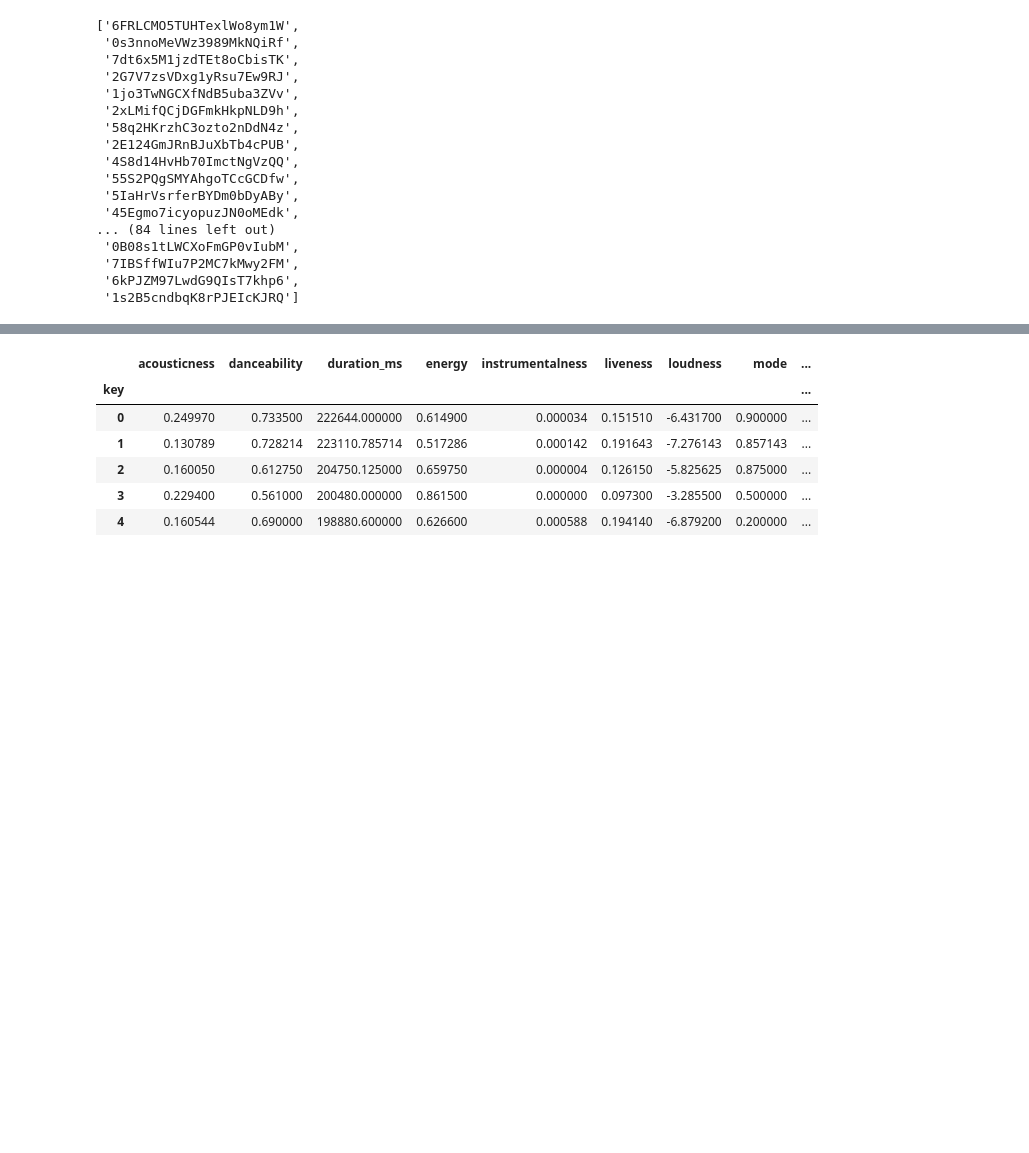
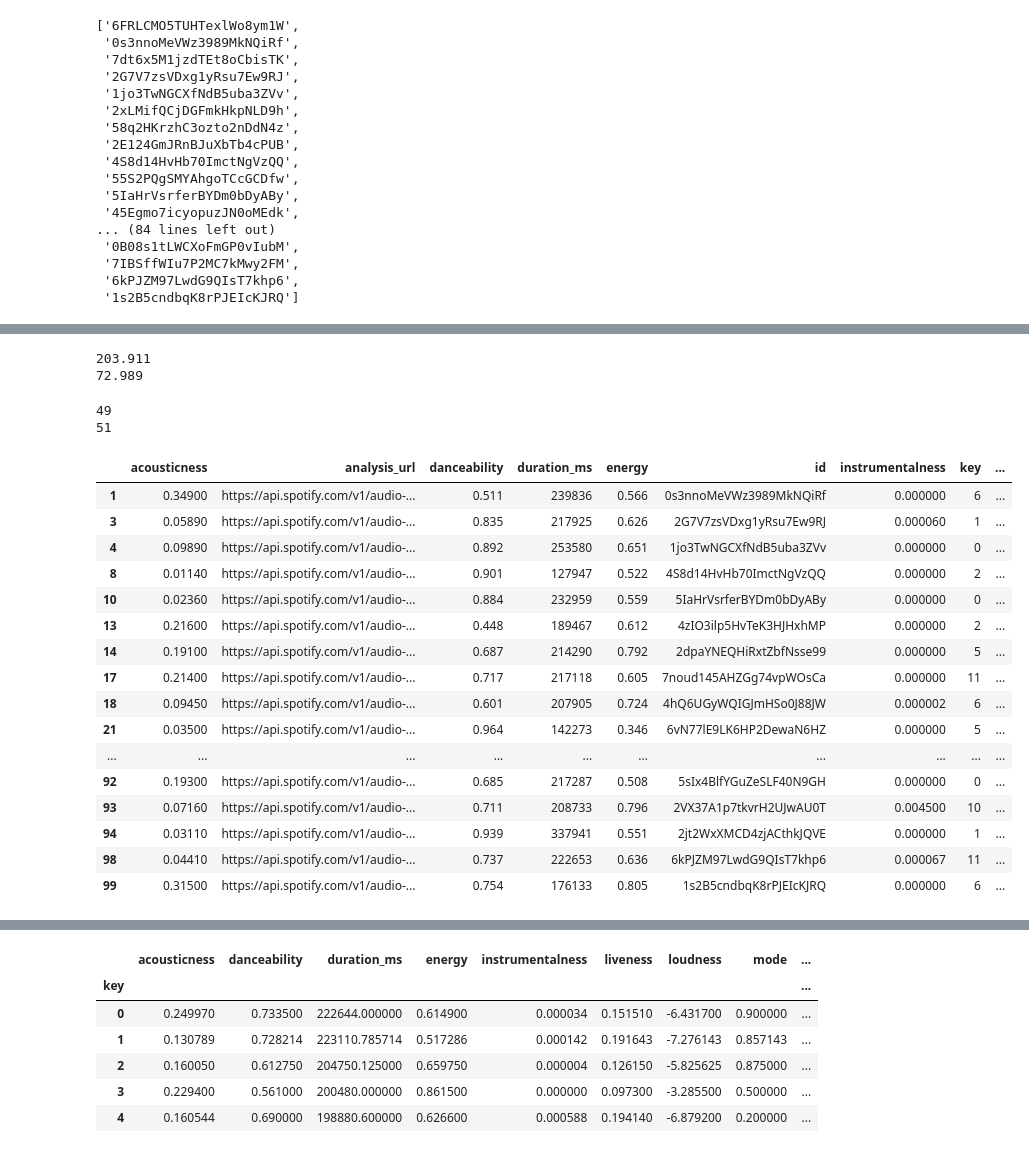
Before and after one commit to Ajstanley89/Know-Your-Music, a Jupyter notebook: Project One Alex.ipynb, the cells around one changed output, grey strips where cells are left out. Drawn from its saved outputs; the diff is of its cells as text; code cells hidden in the pictures; blank space fills up the shorter version.

```diff
--- a/Project One Alex.ipynb
+++ b/Project One Alex.ipynb
@@ -337,0 +311,34 @@ test_df.head(20)
+# %%
+slow_df = hot_df[hot_df['tempo']<= 120]
+fast_df = hot_df[hot_df['tempo']> 120]
+
+print(max(hot_df['tempo']))
+print(min(hot_df['tempo']))
+# %% [output]
+203.911
+72.989
+# %%
+print(len(slow_df))
+print(len(fast_df))
+
+slow_df.head(100)
+# %% [output]
+49
+51
+|  | acousticness | analysis_url | danceability | duration_ms | energy | id | instrumentalness | key | ... |
+| 1 | 0.34900 | https://api.spotify.com/v1/audio-... | 0.511 | 239836 | 0.566 | 0s3nnoMeVWz3989MkNQiRf | 0.000000 | 6 | ... |
+| 3 | 0.05890 | https://api.spotify.com/v1/audio-... | 0.835 | 217925 | 0.626 | 2G7V7zsVDxg1yRsu7Ew9RJ | 0.000060 | 1 | ... |
+| 4 | 0.09890 | https://api.spotify.com/v1/audio-... | 0.892 | 253580 | 0.651 | 1jo3TwNGCXfNdB5uba3ZVv | 0.000000 | 0 | ... |
+| 8 | 0.01140 | https://api.spotify.com/v1/audio-... | 0.901 | 127947 | 0.522 | 4S8d14HvHb70ImctNgVzQQ | 0.000000 | 2 | ... |
+| 10 | 0.02360 | https://api.spotify.com/v1/audio-... | 0.884 | 232959 | 0.559 | 5IaHrVsrferBYDm0bDyABy | 0.000000 | 0 | ... |
+| 13 | 0.21600 | https://api.spotify.com/v1/audio-... | 0.448 | 189467 | 0.612 | 4zIO3ilp5HvTeK3HJHxhMP | 0.000000 | 2 | ... |
+| 14 | 0.19100 | https://api.spotify.com/v1/audio-... | 0.687 | 214290 | 0.792 | 2dpaYNEQHiRxtZbfNsse99 | 0.000000 | 5 | ... |
+| 17 | 0.21400 | https://api.spotify.com/v1/audio-... | 0.717 | 217118 | 0.605 | 7noud145AHZGg74vpWOsCa | 0.000000 | 11 | ... |
+| 18 | 0.09450 | https://api.spotify.com/v1/audio-... | 0.601 | 207905 | 0.724 | 4hQ6UGyWQIGJmHSo0J88JW | 0.000002 | 6 | ... |
+| 21 | 0.03500 | https://api.spotify.com/v1/audio-... | 0.964 | 142273 | 0.346 | 6vN77lE9LK6HP2DewaN6HZ | 0.000000 | 5 | ... |
+| ... | ... | ... | ... | ... | ... | ... | ... | ... | ... |
+| 92 | 0.19300 | https://api.spotify.com/v1/audio-... | 0.685 | 217287 | 0.508 | 5sIx4BlfYGuZeSLF40N9GH | 0.000000 | 0 | ... |
+| 93 | 0.07160 | https://api.spotify.com/v1/audio-... | 0.711 | 208733 | 0.796 | 2VX37A1p7tkvrH2UJwAU0T | 0.004500 | 10 | ... |
+| 94 | 0.03110 | https://api.spotify.com/v1/audio-... | 0.939 | 337941 | 0.551 | 2jt2WxXMCD4zjACthkJQVE | 0.000000 | 1 | ... |
+| 98 | 0.04410 | https://api.spotify.com/v1/audio-... | 0.737 | 222653 | 0.636 | 6kPJZM97LwdG9QIsT7khp6 | 0.000067 | 11 | ... |
+| 99 | 0.31500 | https://api.spotify.com/v1/audio-... | 0.754 | 176133 | 0.805 | 1s2B5cndbqK8rPJEIcKJRQ | 0.000000 | 6 | ... |
```
Also changed, not shown: parts of 38 cells of this notebook, 4 other files.
